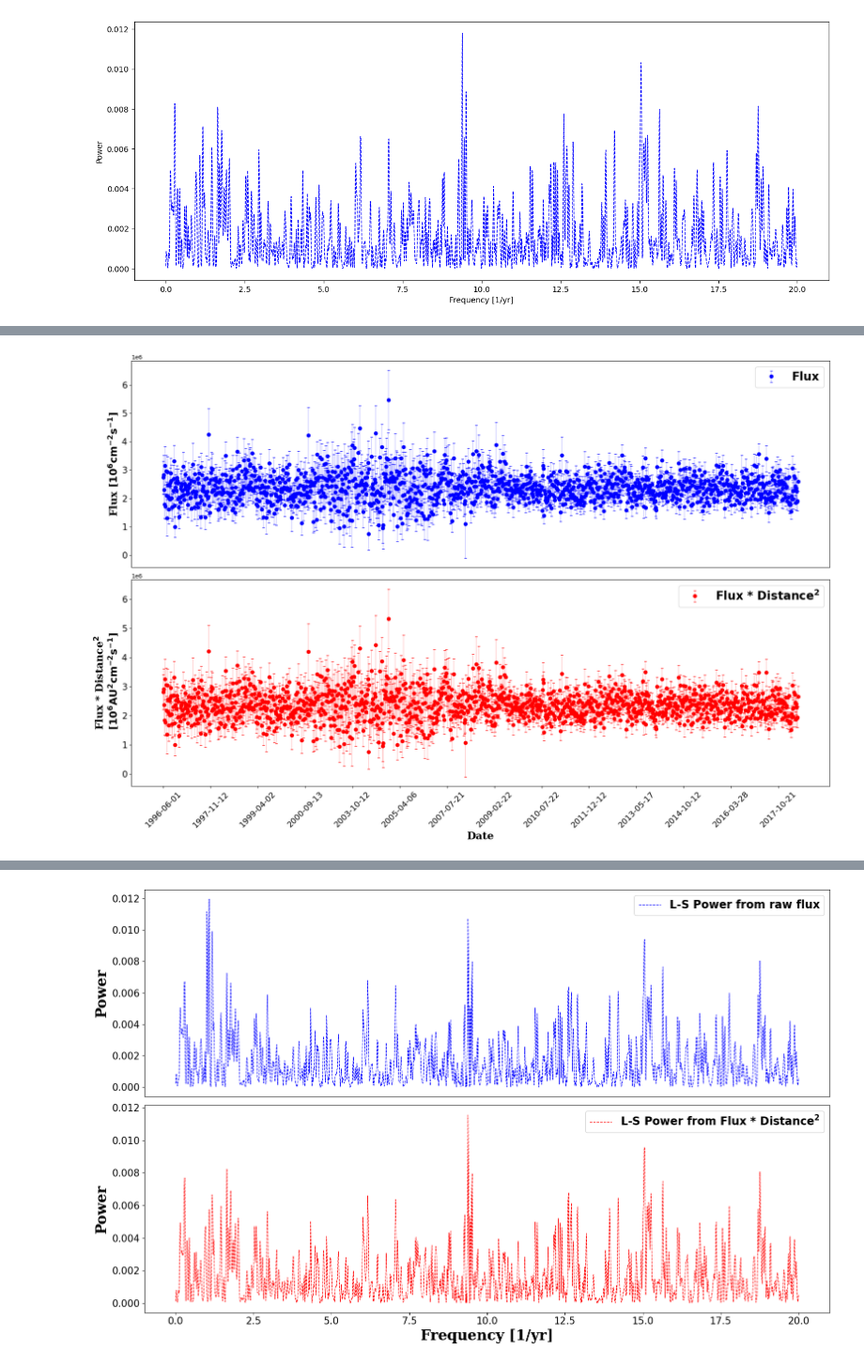
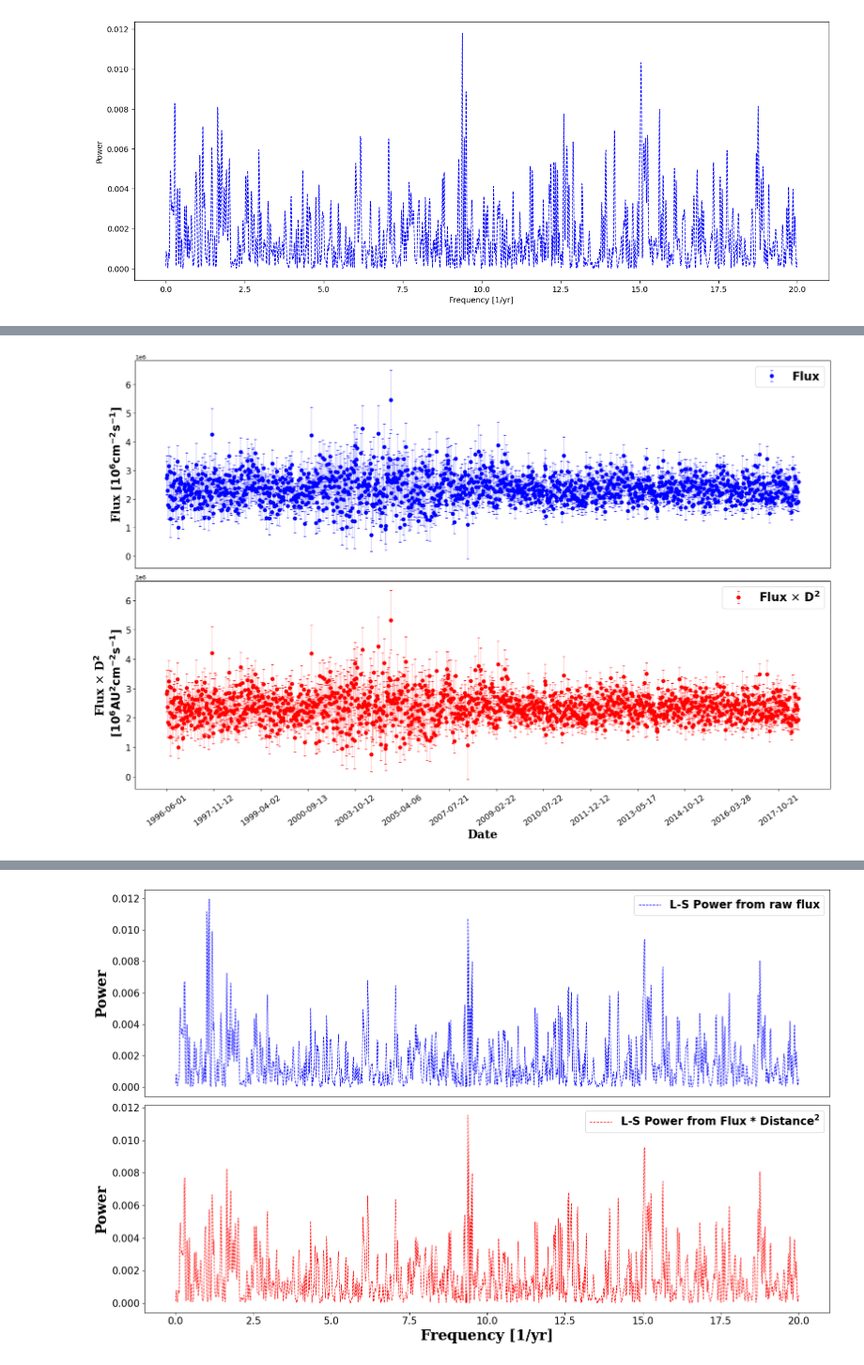
Before and after one commit to DarkWake9/Project-LP, a Jupyter notebook: task3.ipynb, the cells around one changed output, grey strips where cells are left out. Shown at 94% size. Cells and saved outputs as stored; diff of their text form; code cells hidden in the pictures.

```diff
--- a/task3.ipynb
+++ b/task3.ipynb
@@ -229,38 +229,38 @@ font = {'family': 'serif',
         'color':  'black',
         }
 smallerfont = {'family': 'serif',
         'color':  'black',
         'weight': 'bold',
         'size': 15,
         }
 
 axesfont = {'family': 'serif',
         'color':  'black',
         'weight': 'bold',
-        'size': 18,
+        'size': 20,
         }
 
 ax[0].errorbar(t_mean_days, flux, yerr=0.5*(flux_err_up+flux_err_down), fmt='o', c='b', elinewidth=0.24, capsize=2, label='Flux')
-ax[1].errorbar(t_mean_days, np.multiply(flux, avg_dists_2), yerr=np.multiply(0.5*(flux_err_up+flux_err_down), avg_dists_2), fmt='o', c='r', elinewidth=0.24, capsize=2, label='Flux * Distance$\mathbf{^2}$')
+ax[1].errorbar(t_mean_days, np.multiply(flux, avg_dists_2), yerr=np.multiply(0.5*(flux_err_up+flux_err_down), avg_dists_2), fmt='o', c='r', elinewidth=0.24, capsize=2, label='Flux $\\times$ D$\mathbf{^2}$')
 
 ax[0].set_ylabel('Flux [$\mathbf{10^6 cm^{-2} s^{-1}}$]', fontdict=axesfont)
 
 
-ax[1].set_ylabel('Flux * Distance$\mathbf{^2}$\n [$\mathbf{10^6 AU^{2} cm^{-2} s^{-1}}$]', fontdict=axesfont)
+ax[1].set_ylabel('Flux $\\times$ D$\mathbf{^2}$\n [$\mathbf{10^6 AU^{2} cm^{-2} s^{-1}}$]', fontdict=axesfont)
 
 for i in range(2):
     ax[i].yaxis.set_tick_params(labelsize=15)
     ax[i].legend(prop={'size':20, 'weight':'bold'})
 
 ax[0].set_xticks([])
 ax[1].set_xlabel('Date',  fontdict=axesfont)
 ax[1].set_xticks(t_mean_days[::100])
-ax[1].xaxis.set_tick_params(labelsize=14, rotation=45)
+ax[1].xaxis.set_tick_params(labelsize=14, rotation=36)
 plt.tight_layout()
 plt.savefig('./outputs/timeseries.pdf')
 plt.show()
 # %% [output]
-[figure, old version]
+[figure, new version]
 # %%
 top_num = 20
 top4_power = np.sort(power)[-top_num:]
```
Also changed, not shown: parts of 9 cells of this notebook, 4 other files.
